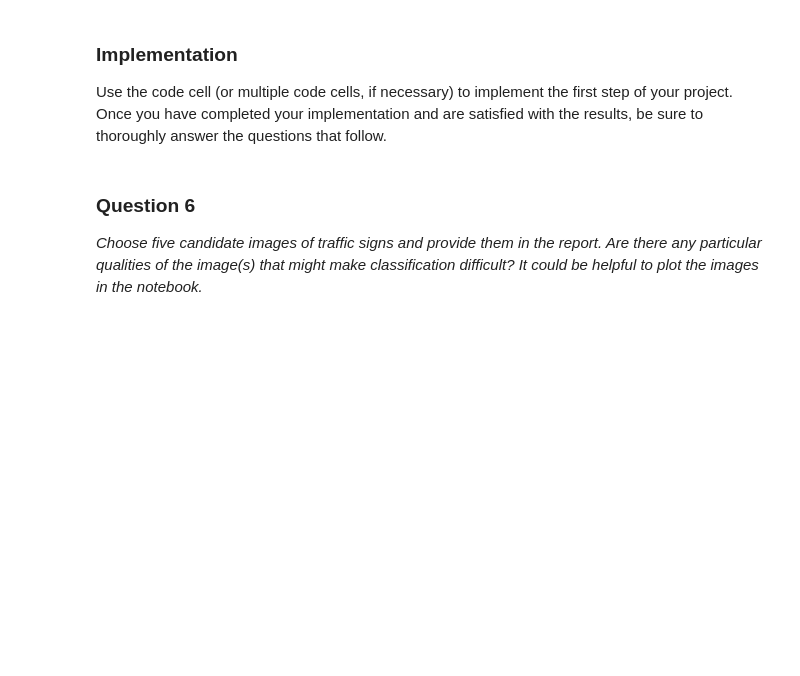
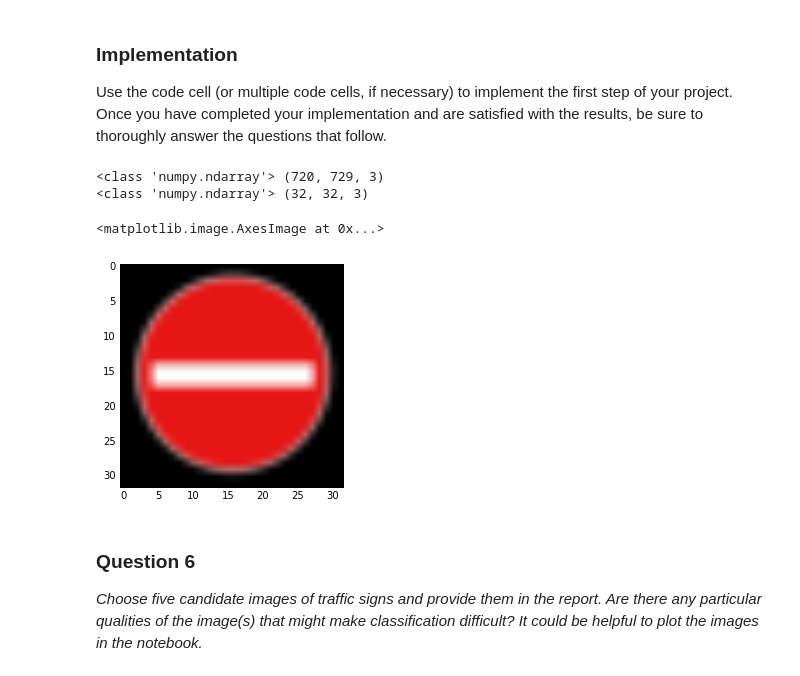
Before and after one commit to CreatCodeBuild/CarND-Traffic-Sign-Classifier-Project, a Jupyter notebook: Traffic_Sign_Classifier.ipynb, the cells around one changed output. Saved outputs shown, nothing was run; the diff lists cells and outputs as text; code cells hidden in the pictures; blank space fills up the shorter version.

```diff
--- a/Traffic_Sign_Classifier.ipynb
+++ b/Traffic_Sign_Classifier.ipynb
@@ -476,6 +476,21 @@ Use the code cell (or multiple code cells, if necessary) to implement the first
 # %%
 ### Load the images and plot them here.
 ### Feel free to use as many code cells as needed.
+
+from scipy.ndimage import imread
+from scipy.misc import imresize
+
+sign_image = imread('sign.png', mode='RGB')
+print(type(sign_image), sign_image.shape)
+
+smaller_image = imresize(sign_image, (32, 32, 3), interp='bilinear')
+print(type(smaller_image), smaller_image.shape)
+plt.imshow(smaller_image)
+# %% [output]
+<class 'numpy.ndarray'> (720, 729, 3)
+<class 'numpy.ndarray'> (32, 32, 3)
+<matplotlib.image.AxesImage at 0x...>
+[figure, added]
 # %% [markdown]
 ### Question 6
 
```
Also changed, not shown: parts of 1 cell of this notebook.
